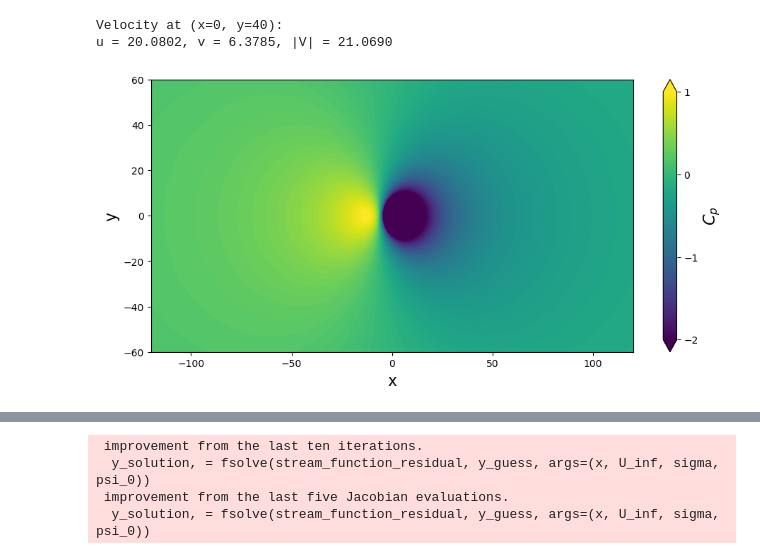
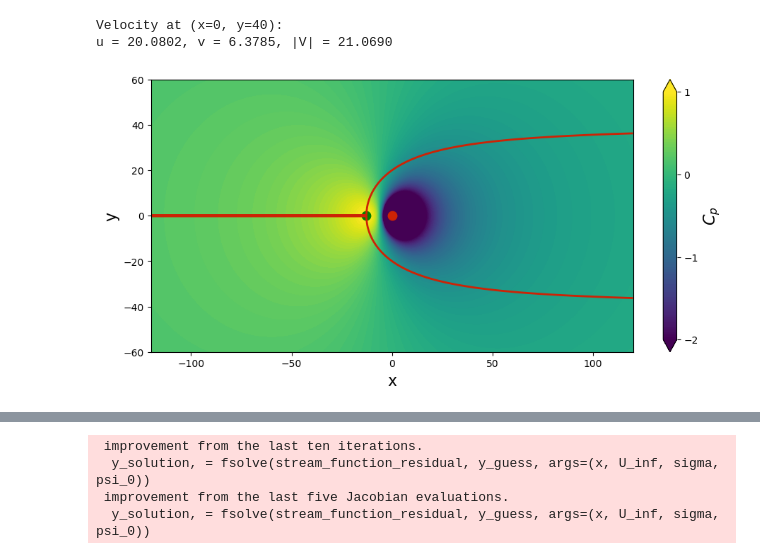
Before and after one commit to MordehayTadela/IntroToAeroTau, a Jupyter notebook: notebooks/Lab_PartA.ipynb, the cells around one changed output, grey strips where cells are left out. Saved outputs shown, nothing was run; the diff lists cells and outputs as text; code cells hidden in the pictures.

```diff
--- a/notebooks/Lab_PartA.ipynb
+++ b/notebooks/Lab_PartA.ipynb
@@ -273,22 +271,25 @@ u = 20.0802, v = 6.3785, |V| = 21.0690
 # %%
 # compute the pressure coefficient field
 cp = 1.0 - (u**2 + v**2) / u_inf**2
 
 # plot the pressure coefficient field
 width = 10
 height = (y_end - y_start) / (x_end - x_start) * width
 pyplot.figure(figsize=(1.1 * width, height))
 pyplot.xlabel('x', fontsize=16)
 pyplot.ylabel('y', fontsize=16)
 pyplot.xlim(x_start, x_end)
 pyplot.ylim(y_start, y_end)
 contf = pyplot.contourf(X, Y, cp,
                         levels=numpy.linspace(-2.0, 1.0, 100), extend='both')
 cbar = pyplot.colorbar(contf)
 cbar.set_label('$C_p$', fontsize=16)
 cbar.set_ticks([-2.0, -1.0, 0.0, 1.0])
-
-
+pyplot.scatter(x_stagnation, y_stagnation, color='g', s=80, marker='o')
+pyplot.scatter(x_source, y_source, color='#CD2305', s=80, marker='o')
+pyplot.contour(X, Y, psi,
+               levels=[-strength_source / 2, strength_source / 2],
+               colors='#CD2305', linewidths=2, linestyles='solid');
 pyplot.show()
 # %% [output]
-[figure, old version]
+[figure, new version]
```
Also changed, not shown: parts of 3 cells of this notebook, 1 other file.
